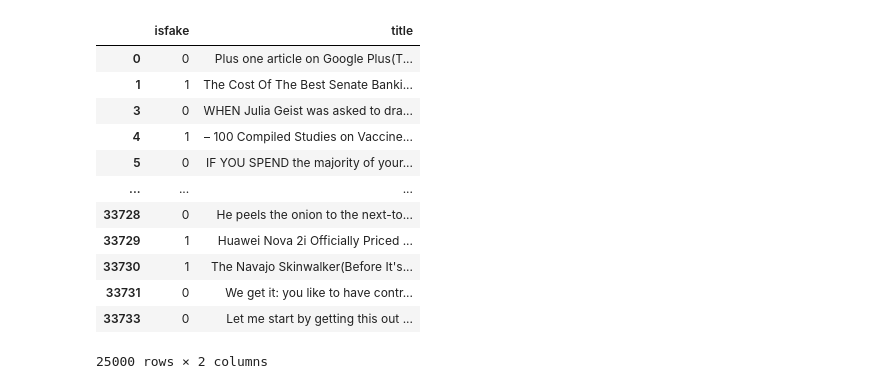
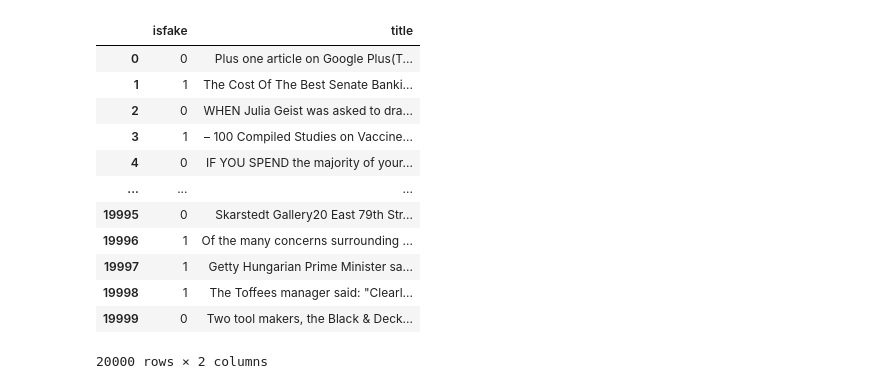
Before and after one commit to karlaugustnybo/Fake-News-Project, a Jupyter notebook: news/bert__1.ipynb, the cells around one changed output. Cells and saved outputs as stored; diff of their text form; code cells hidden in the pictures.

```diff
--- a/news/bert__1.ipynb
+++ b/news/bert__1.ipynb
@@ -29,34 +29,22 @@ import torch.nn.functional as F
 from torch.utils.data import DataLoader, Dataset
 from transformers import RobertaTokenizer, RobertaModel
 # %%
-df = pd.read_csv('./data/995,000_rows.csv', nrows=100_000)[['type', 'content']]
-df['content'] = df['content'].str.replace('\n', '').str.replace('\t', '')
-df['type'] = df['type'].fillna('nan')
-df = df.rename(columns={'content':'title', 'type':'isfake'})
-
-real_labels = ['reliable', 'political']
-drop_labels = ['unknown', 'satire', 'bias', 'clickbait', 'state', 'hate', 'nan']
-
-df = df.loc[~df['isfake'].isin(drop_labels)]
-
-df = df.iloc[:25000]
-df['isfake'] = df['isfake'].map(lambda x : 0 if x in real_labels else 1)
-df.to_csv('./data/temp.csv')
+df = pd.read_csv('temp.csv').iloc[:20000,1:]
 df
 # %% [output]
 |  | isfake | title |
 | 0 | 0 | Plus one article on Google Plus(T... |
 | 1 | 1 | The Cost Of The Best Senate Banki... |
-| 3 | 0 | WHEN Julia Geist was asked to dra... |
-| 4 | 1 | – 100 Compiled Studies on Vaccine... |
-| 5 | 0 | IF YOU SPEND the majority of your... |
+| 2 | 0 | WHEN Julia Geist was asked to dra... |
+| 3 | 1 | – 100 Compiled Studies on Vaccine... |
+| 4 | 0 | IF YOU SPEND the majority of your... |
 | ... | ... | ... |
-| 33728 | 0 | He peels the onion to the next-to... |
-| 33729 | 1 | Huawei Nova 2i Officially Priced ... |
-| 33730 | 1 | The Navajo Skinwalker(Before It's... |
-| 33731 | 0 | We get it: you like to have contr... |
-| 33733 | 0 | Let me start by getting this out ... |
+| 19995 | 0 | Skarstedt Gallery20 East 79th Str... |
+| 19996 | 1 | Of the many concerns surrounding ... |
+| 19997 | 1 | Getty Hungarian Prime Minister sa... |
+| 19998 | 1 | The Toffees manager said: "Clearl... |
+| 19999 | 0 | Two tool makers, the Black & Deck... |
-25000 rows × 2 columns
+20000 rows × 2 columns
 # %%
 class TitleDataset(Dataset):
     def __init__(self, df):
```
Also changed, not shown: parts of 8 cells of this notebook.
